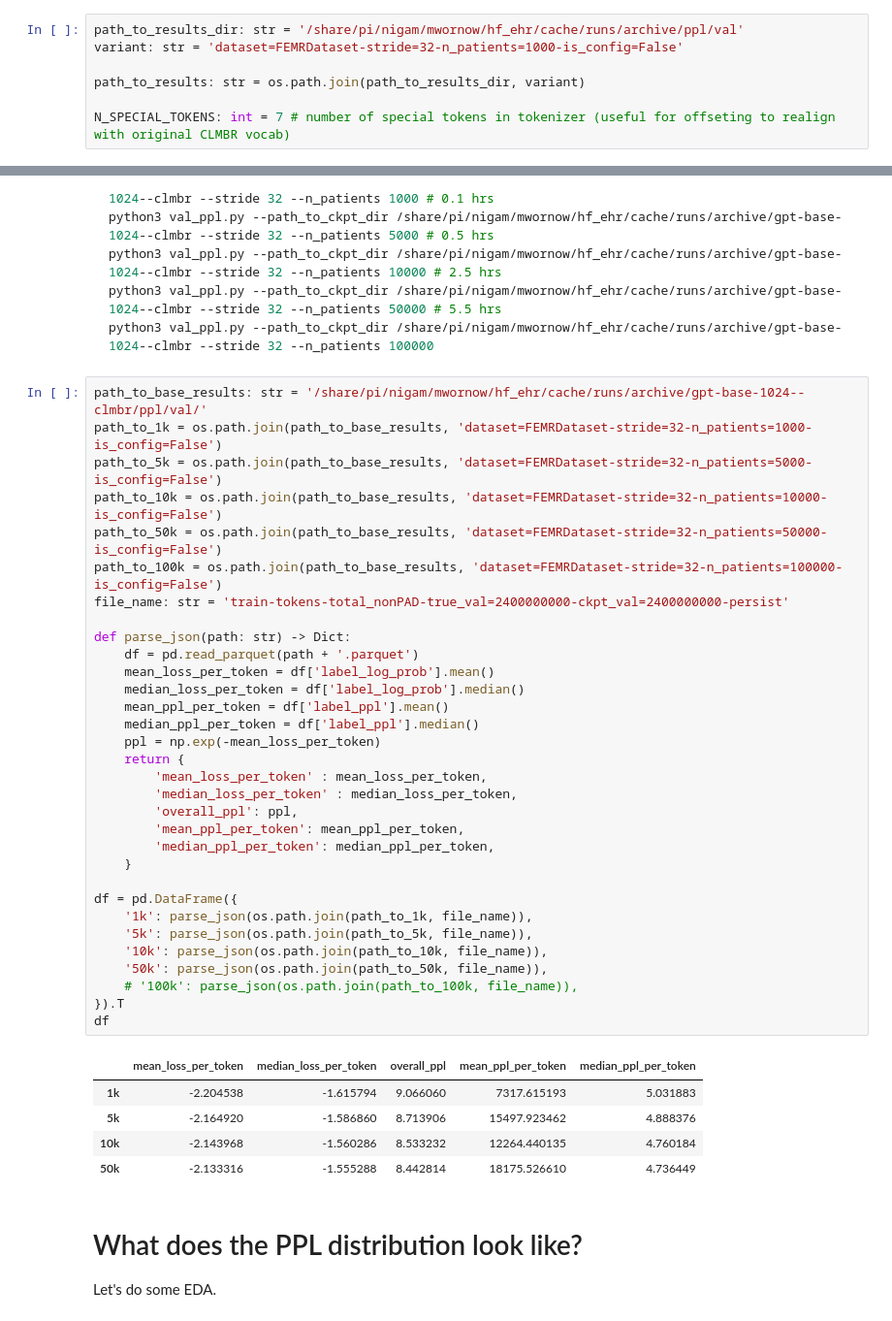
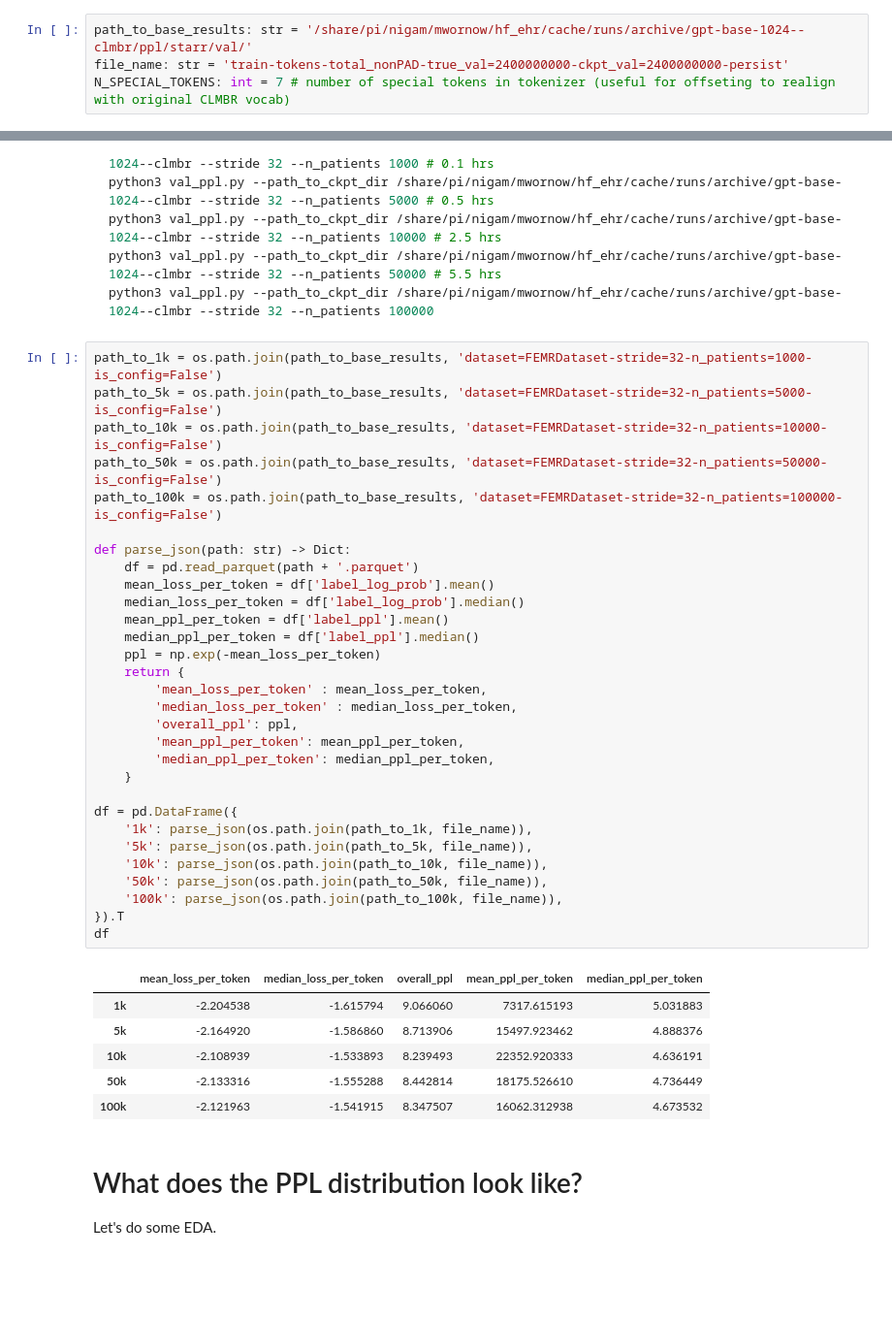
Before and after one commit to som-shahlab/hf_ehr, a Jupyter notebook: hf_ehr/notebooks/val_ppl_plots.ipynb, the cells around one changed output, grey strips where cells are left out. Shown at 97% size. Drawn from its saved outputs; the diff is of its cells as text; blank space fills up the shorter version.

````diff
--- a/hf_ehr/notebooks/val_ppl_plots.ipynb
+++ b/hf_ehr/notebooks/val_ppl_plots.ipynb
@@ -14,11 +14,8 @@ import matplotlib.pyplot as plt
 tqdm.pandas()
 sns.set_context("paper")
 # %%
-path_to_results_dir: str = '/share/pi/nigam/mwornow/hf_ehr/cache/runs/archive/ppl/val'
-variant: str = 'dataset=FEMRDataset-stride=32-n_patients=1000-is_config=False'
-
-path_to_results: str = os.path.join(path_to_results_dir, variant)
-
+path_to_base_results: str = '/share/pi/nigam/mwornow/hf_ehr/cache/runs/archive/gpt-base-1024--clmbr/ppl/starr/val/'
+file_name: str = 'train-tokens-total_nonPAD-true_val=2400000000-ckpt_val=2400000000-persist'
 N_SPECIAL_TOKENS: int = 7 # number of special tokens in tokenizer (useful for offseting to realign with original CLMBR vocab)
 # %% [markdown]
 # Stability of Calculating PPL v. # Patients Sampled
@@ -41,43 +38,42 @@ python3 val_ppl.py --path_to_ckpt_dir /share/pi/nigam/mwornow/hf_ehr/cache/runs/
 python3 val_ppl.py --path_to_ckpt_dir /share/pi/nigam/mwornow/hf_ehr/cache/runs/archive/gpt-base-1024--clmbr --stride 32 --n_patients 100000
 ```
 # %%
-path_to_base_results: str = '/share/pi/nigam/mwornow/hf_ehr/cache/runs/archive/gpt-base-1024--clmbr/ppl/val/'
 path_to_1k = os.path.join(path_to_base_results, 'dataset=FEMRDataset-stride=32-n_patients=1000-is_config=False')
 path_to_5k = os.path.join(path_to_base_results, 'dataset=FEMRDataset-stride=32-n_patients=5000-is_config=False')
 path_to_10k = os.path.join(path_to_base_results, 'dataset=FEMRDataset-stride=32-n_patients=10000-is_config=False')
 path_to_50k = os.path.join(path_to_base_results, 'dataset=FEMRDataset-stride=32-n_patients=50000-is_config=False')
 path_to_100k = os.path.join(path_to_base_results, 'dataset=FEMRDataset-stride=32-n_patients=100000-is_config=False')
-file_name: str = 'train-tokens-total_nonPAD-true_val=2400000000-ckpt_val=2400000000-persist'
 
 def parse_json(path: str) -> Dict:
     df = pd.read_parquet(path + '.parquet')
     mean_loss_per_token = df['label_log_prob'].mean()
     median_loss_per_token = df['label_log_prob'].median()
     mean_ppl_per_token = df['label_ppl'].mean()
     median_ppl_per_token = df['label_ppl'].median()
     ppl = np.exp(-mean_loss_per_token)
     return {
         'mean_loss_per_token' : mean_loss_per_token,
         'median_loss_per_token' : median_loss_per_token,
         'overall_ppl': ppl,
         'mean_ppl_per_token': mean_ppl_per_token,
         'median_ppl_per_token': median_ppl_per_token,
     }
 
 df = pd.DataFrame({
     '1k': parse_json(os.path.join(path_to_1k, file_name)),
     '5k': parse_json(os.path.join(path_to_5k, file_name)),
     '10k': parse_json(os.path.join(path_to_10k, file_name)),
     '50k': parse_json(os.path.join(path_to_50k, file_name)),
-    # '100k': parse_json(os.path.join(path_to_100k, file_name)),
+    '100k': parse_json(os.path.join(path_to_100k, file_name)),
 }).T
 df
 # %% [output]
 |  | mean_loss_per_token | median_loss_per_token | overall_ppl | mean_ppl_per_token | median_ppl_per_token |
 | 1k | -2.204538 | -1.615794 | 9.066060 | 7317.615193 | 5.031883 |
 | 5k | -2.164920 | -1.586860 | 8.713906 | 15497.923462 | 4.888376 |
-| 10k | -2.143968 | -1.560286 | 8.533232 | 12264.440135 | 4.760184 |
+| 10k | -2.108939 | -1.533893 | 8.239493 | 22352.920333 | 4.636191 |
 | 50k | -2.133316 | -1.555288 | 8.442814 | 18175.526610 | 4.736449 |
+| 100k | -2.121963 | -1.541915 | 8.347507 | 16062.312938 | 4.673532 |
 # %% [markdown]
 # What does the PPL distribution look like?
 
````
Also changed, not shown: parts of 13 cells of this notebook, 18 other files.
